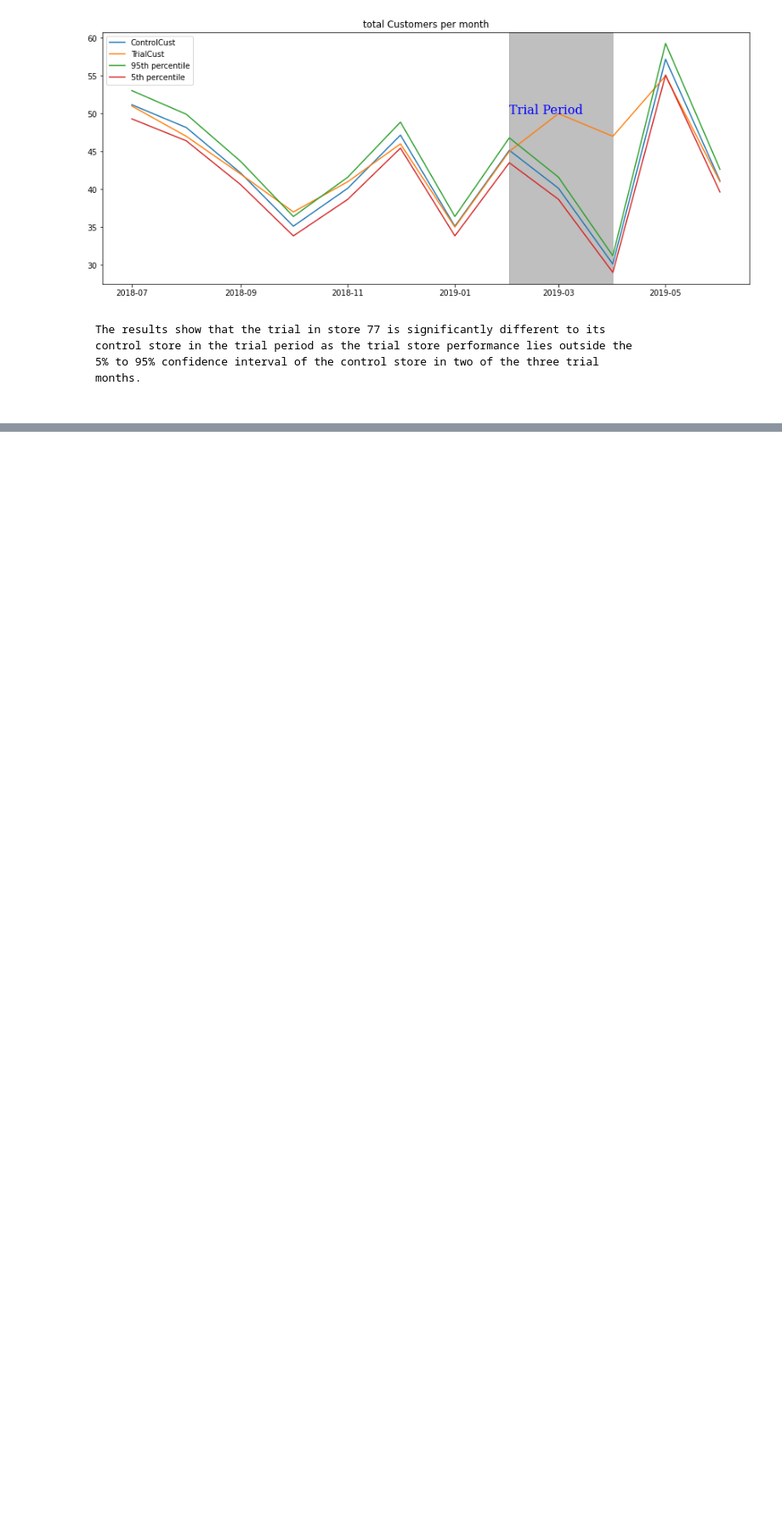
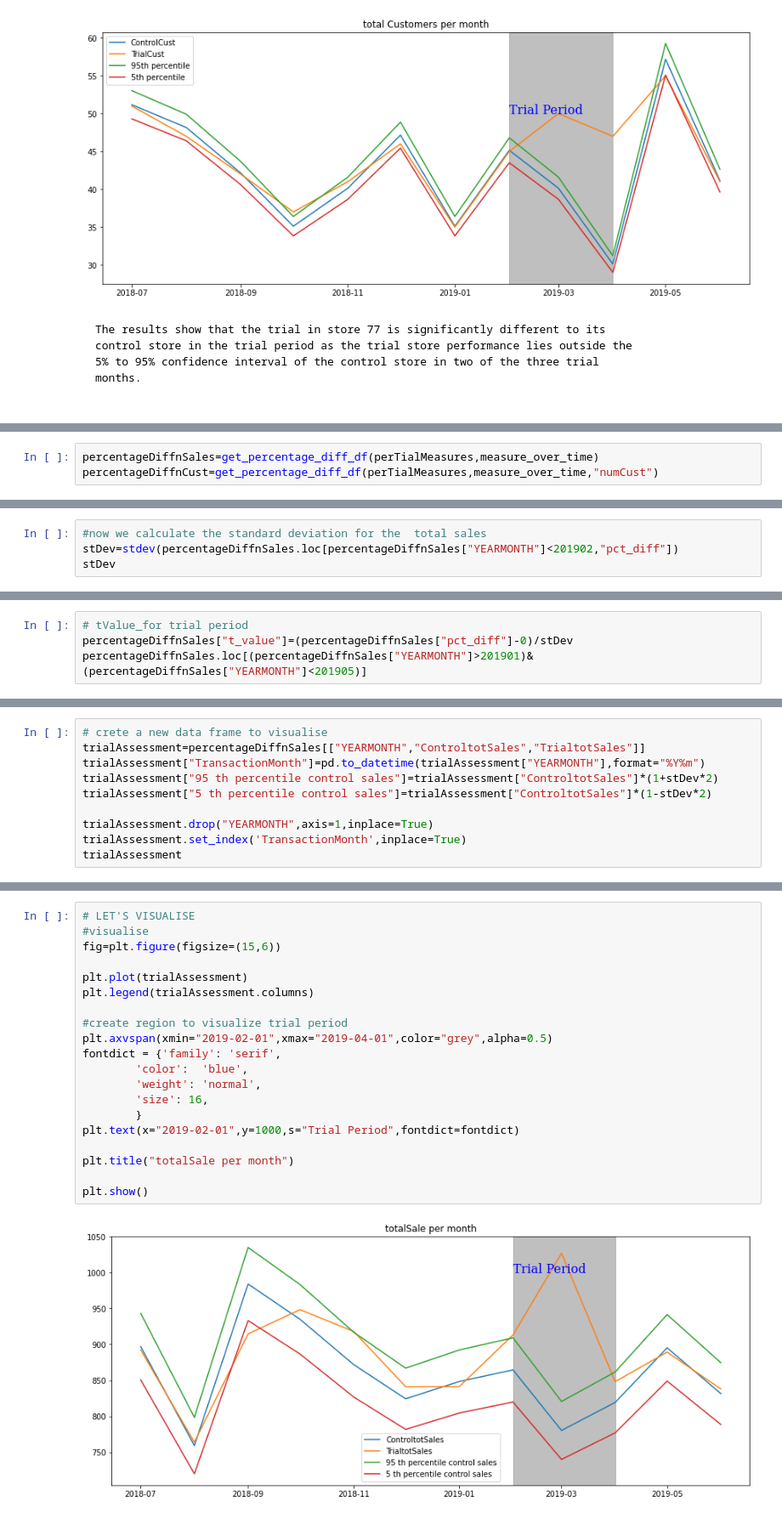
Before and after one commit to nyinyibo-ui/QuantiumProject-Forage-, a Jupyter notebook: task2.ipynb, the cells around one changed output, grey strips where cells are left out. Shown at 85% size. Cells and saved outputs as stored; diff of their text form; blank space fills up the shorter version.

```diff
--- a/task2.ipynb
+++ b/task2.ipynb
@@ -1046,0 +1248,3 @@ months.
+# %%
+percentageDiffnSales=get_percentage_diff_df(perTialMeasures,measure_over_time)
+percentageDiffnCust=get_percentage_diff_df(perTialMeasures,measure_over_time,"numCust")
@@ -1046,0 +1267,4 @@ months.
+# %%
+#now we calculate the standard deviation for the  total sales
+stDev=stdev(percentageDiffnSales.loc[percentageDiffnSales["YEARMONTH"]<201902,"pct_diff"])
+stDev
@@ -1046,0 +1273,4 @@ months.
+# %%
+# tValue_for trial period
+percentageDiffnSales["t_value"]=(percentageDiffnSales["pct_diff"]-0)/stDev
+percentageDiffnSales.loc[(percentageDiffnSales["YEARMONTH"]>201901)&(percentageDiffnSales["YEARMONTH"]<201905)]
@@ -1046,0 +1287,10 @@ months.
+# %%
+# crete a new data frame to visualise
+trialAssessment=percentageDiffnSales[["YEARMONTH","ControltotSales","TrialtotSales"]]
+trialAssessment["TransactionMonth"]=pd.to_datetime(trialAssessment["YEARMONTH"],format="%Y%m")
+trialAssessment["95 th percentile control sales"]=trialAssessment["ControltotSales"]*(1+stDev*2)
+trialAssessment["5 th percentile control sales"]=trialAssessment["ControltotSales"]*(1-stDev*2)
+
+trialAssessment.drop("YEARMONTH",axis=1,inplace=True)
+trialAssessment.set_index('TransactionMonth',inplace=True)
+trialAssessment
@@ -1046,0 +1312,22 @@ months.
+# %%
+# LET'S VISUALISE
+#visualise
+fig=plt.figure(figsize=(15,6))
+
+plt.plot(trialAssessment)
+plt.legend(trialAssessment.columns)
+
+#create region to visualize trial period
+plt.axvspan(xmin="2019-02-01",xmax="2019-04-01",color="grey",alpha=0.5)
+fontdict = {'family': 'serif',
+        'color':  'blue',
+        'weight': 'normal',
+        'size': 16,
+        }
+plt.text(x="2019-02-01",y=1000,s="Trial Period",fontdict=fontdict)
+
+plt.title("totalSale per month")
+
+plt.show()
+# %% [output]
+[figure, added]
```
Also changed, not shown: parts of 28 cells of this notebook.
